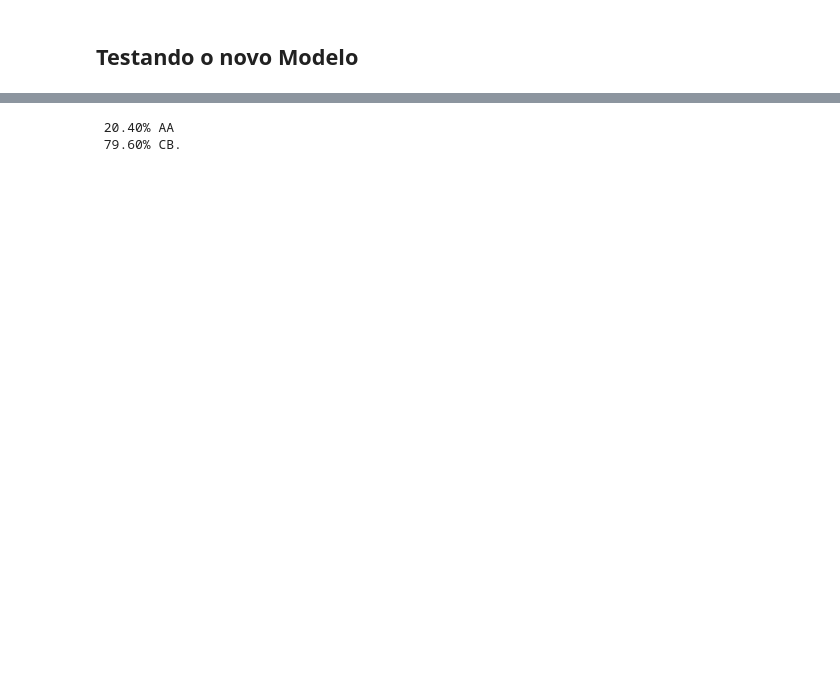
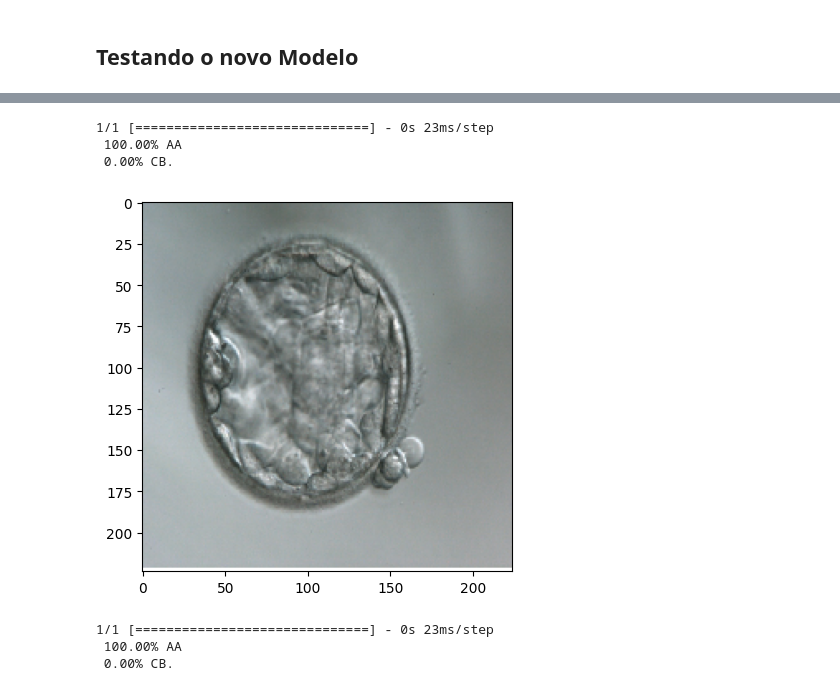
Before and after one commit to phps-28/Data-Science-PGEBM, a Jupyter notebook: Mestrado/Projeto/Teste_2_Classificação_de_Imagens_de_Embriões.ipynb, the cells around one changed output, grey strips where cells are left out. Drawn from its saved outputs; the diff is of its cells as text; code cells hidden in the pictures; blank space fills up the shorter version.

```diff
--- a/Mestrado/Projeto/Teste_2_Classificação_de_Imagens_de_Embriões.ipynb
+++ b/Mestrado/Projeto/Teste_2_Classificação_de_Imagens_de_Embriões.ipynb
@@ -266,7 +195,32 @@ print(predictions)
 # %%
-AA = float(predictions[0][0])
-CB = float(predictions[0][1])
+image_test_1 = tf.keras.preprocessing.image.img_to_array(image_test_1)
+image_test_1 = np.expand_dims(image_test_1, axis = 0)
+image_test_1 = tf.keras.applications.resnet50.preprocess_input(image_test_1)
+
+predictions_1 = model.predict(image_test_1)
+AA = float(predictions_1[0][0])
+CB = float(predictions_1[0][1])
 print(f" {100 * AA:.2f}% AA\n {100 * CB:.2f}% CB.")
 # %% [output]
- 20.40% AA
- 79.60% CB.
+1/1 [==============================] - 0s 23ms/step
+ 100.00% AA
+ 0.00% CB.
+# %%
+# Embrião 3BA 1.200
+image_test_2 = tf.keras.preprocessing.image.load_img(r'/content/3BA 1.200.PNG', target_size=(224,224))
+plt.imshow(image_test_2);
+# %% [output]
+[figure, added]
+# %%
+image_test_2 = tf.keras.preprocessing.image.img_to_array(image_test_2)
+image_test_2 = np.expand_dims(image_test_2, axis = 0)
+image_test_2 = tf.keras.applications.resnet50.preprocess_input(image_test_2)
+
+predictions_2 = model.predict(image_test_2)
+AA = float(predictions_2[0][0])
+CB = float(predictions_2[0][1])
+print(f" {100 * AA:.2f}% AA\n {100 * CB:.2f}% CB.")
+# %% [output]
+1/1 [==============================] - 0s 23ms/step
+ 100.00% AA
+ 0.00% CB.
```
Also changed, not shown: parts of 28 cells of this notebook.
